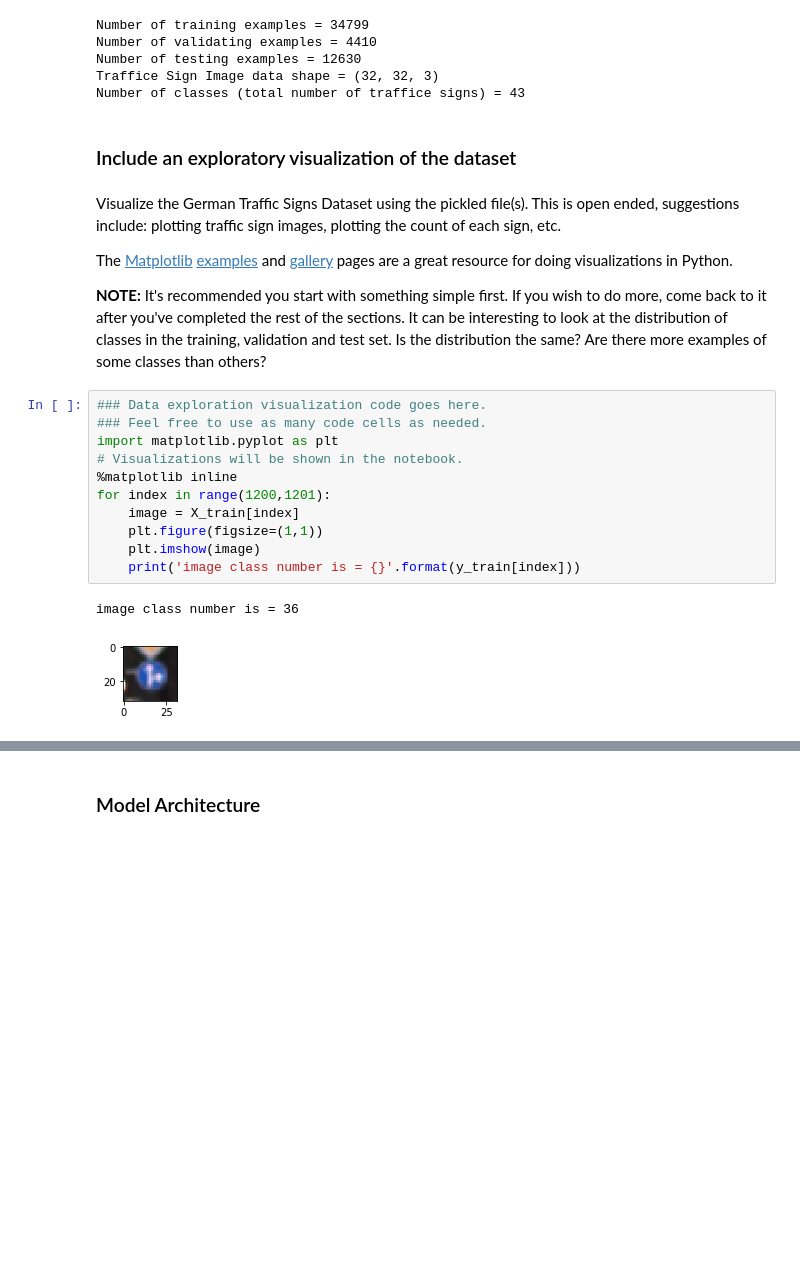
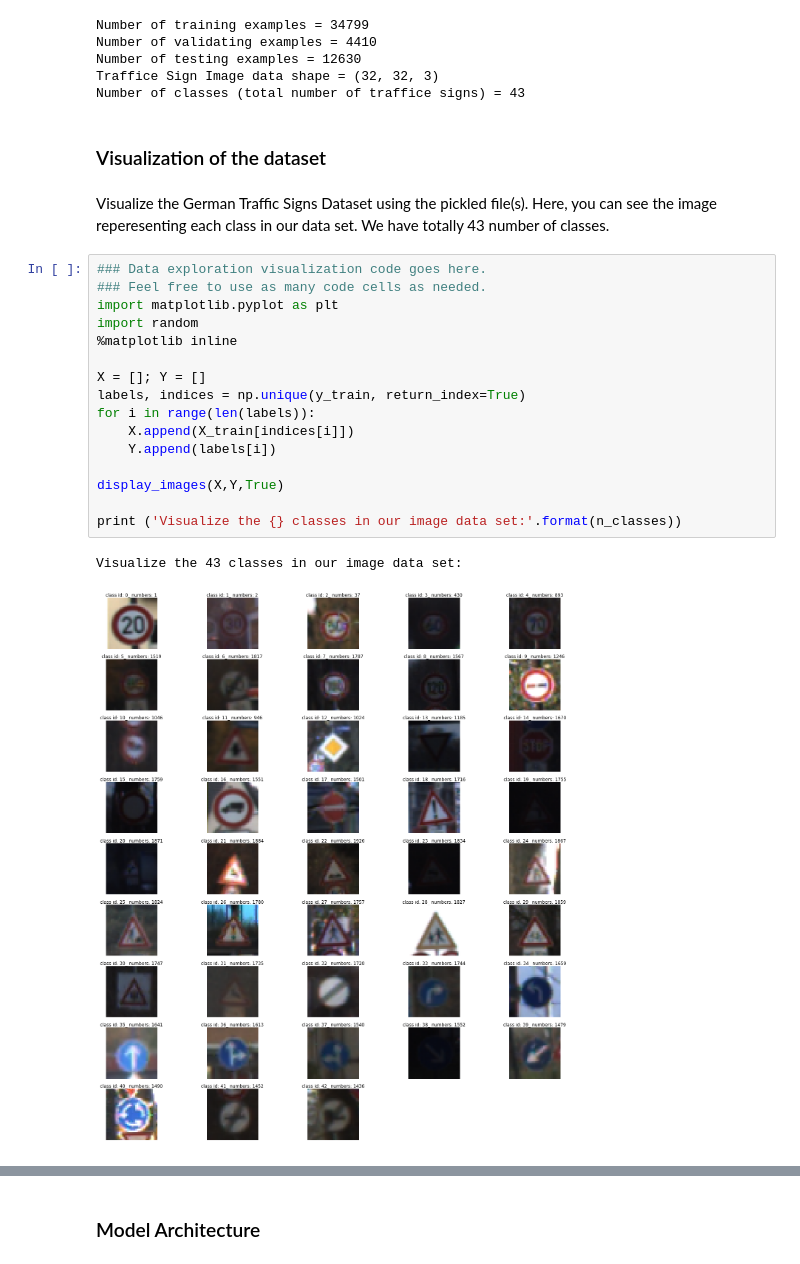
Before and after one commit to Sj-Amani/TrafficSign_Classifier, a Jupyter notebook: Traffic_Sign_Classifier.ipynb, the cells around one changed output, grey strips where cells are left out. Cells and saved outputs as stored; diff of their text form; blank space fills up the shorter version.

```diff
--- a/Traffic_Sign_Classifier.ipynb
+++ b/Traffic_Sign_Classifier.ipynb
@@ -95,24 +272,25 @@ Number of testing examples = 12630
 Traffice Sign Image data shape = (32, 32, 3)
 Number of classes (total number of traffice signs) = 43
 # %% [markdown]
-### Include an exploratory visualization of the dataset
+### Visualization of the dataset
-# %% [markdown]
-Visualize the German Traffic Signs Dataset using the pickled file(s). This is open ended, suggestions include: plotting traffic sign images, plotting the count of each sign, etc.
-
-The [Matplotlib](http://matplotlib.org/) [examples](http://matplotlib.org/examples/index.html) and [gallery](http://matplotlib.org/gallery.html) pages are a great resource for doing visualizations in Python.
-
-**NOTE:** It's recommended you start with something simple first. If you wish to do more, come back to it after you've completed the rest of the sections. It can be interesting to look at the distribution of classes in the training, validation and test set. Is the distribution the same? Are there more examples of some classes than others?
+# %% [markdown]
+Visualize the German Traffic Signs Dataset using the pickled file(s). Here, you can see the image reperesenting each class in our data set. We have totally 43 number of classes.
 # %%
 ### Data exploration visualization code goes here.
 ### Feel free to use as many code cells as needed.
 import matplotlib.pyplot as plt
-# Visualizations will be shown in the notebook.
+import random
 %matplotlib inline
-for index in range(1200,1201):
-    image = X_train[index]
-    plt.figure(figsize=(1,1))
-    plt.imshow(image)
-    print('image class number is = {}'.format(y_train[index]))
+
+X = []; Y = []
+labels, indices = np.unique(y_train, return_index=True)
+for i in range(len(labels)):
+    X.append(X_train[indices[i]])
+    Y.append(labels[i])
+
+display_images(X,Y,True)
+
+print ('Visualize the {} classes in our image data set:'.format(n_classes))
 # %% [output]
-image class number is = 36
+Visualize the 43 classes in our image data set:
-[figure, old version]
+[figure, new version]
```
Also changed, not shown: parts of 37 cells of this notebook, 21 other files.
